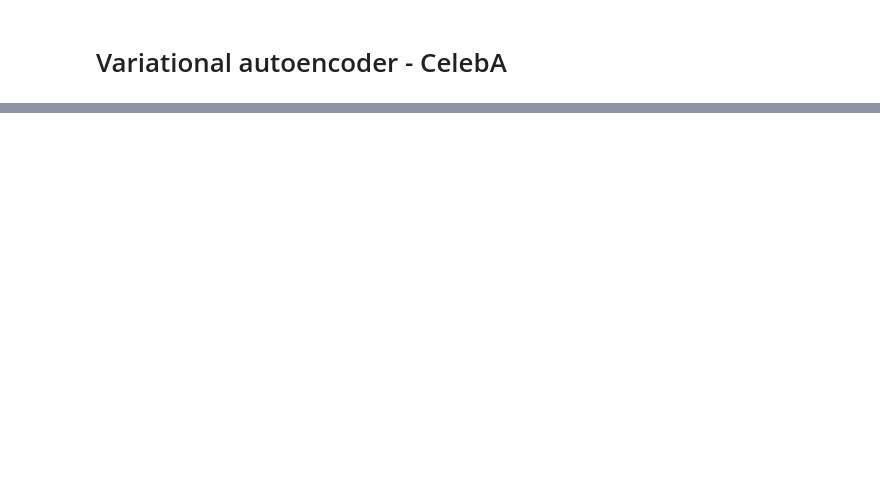
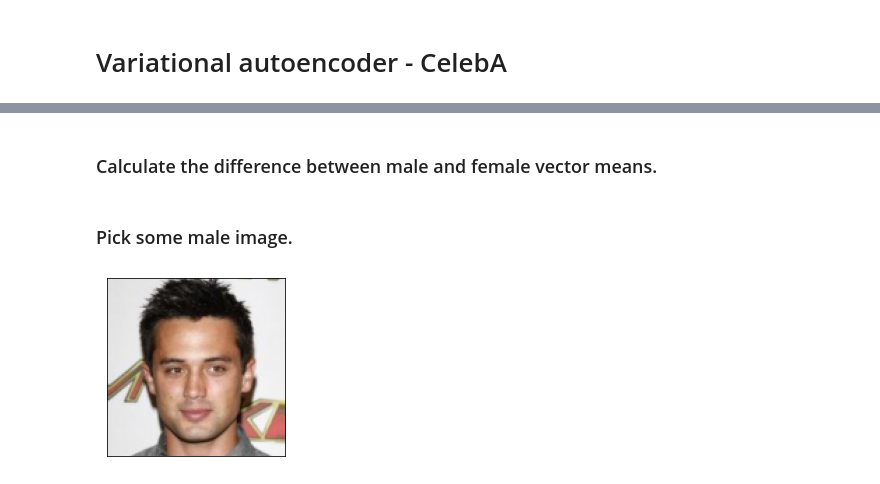
Before and after one commit to Bex0n/CelebA-VAE, a Jupyter notebook: experiments/vanilla_vae.ipynb, the cells around one changed output, grey strips where cells are left out. Cells and saved outputs as stored; diff of their text form; code cells hidden in the pictures; blank space fills up the shorter version.

```diff
--- a/experiments/vanilla_vae.ipynb
+++ b/experiments/vanilla_vae.ipynb
@@ -151,0 +154,2 @@ male_to_female = female_vector - male_vector
+# %% [markdown]
+### Calculate the difference between male and female vector means.
@@ -152,3 +158,9 @@ male_to_female = female_vector - male_vector
+# %% [markdown]
+### Pick some male image.
 # %%
 z_mean, z_log_var = vae.encoder(data.celeba_train[6][0].view(-1, 3, 128, 128).to(device))
 vector = vae.sample_z(z_mean, z_log_var)
+
+display_img(data.celeba_train[6][0].view(1, 3, 128, 128))
+# %% [output]
+[figure, added]
```
Also changed, not shown: parts of 21 cells of this notebook, 1 other file.
